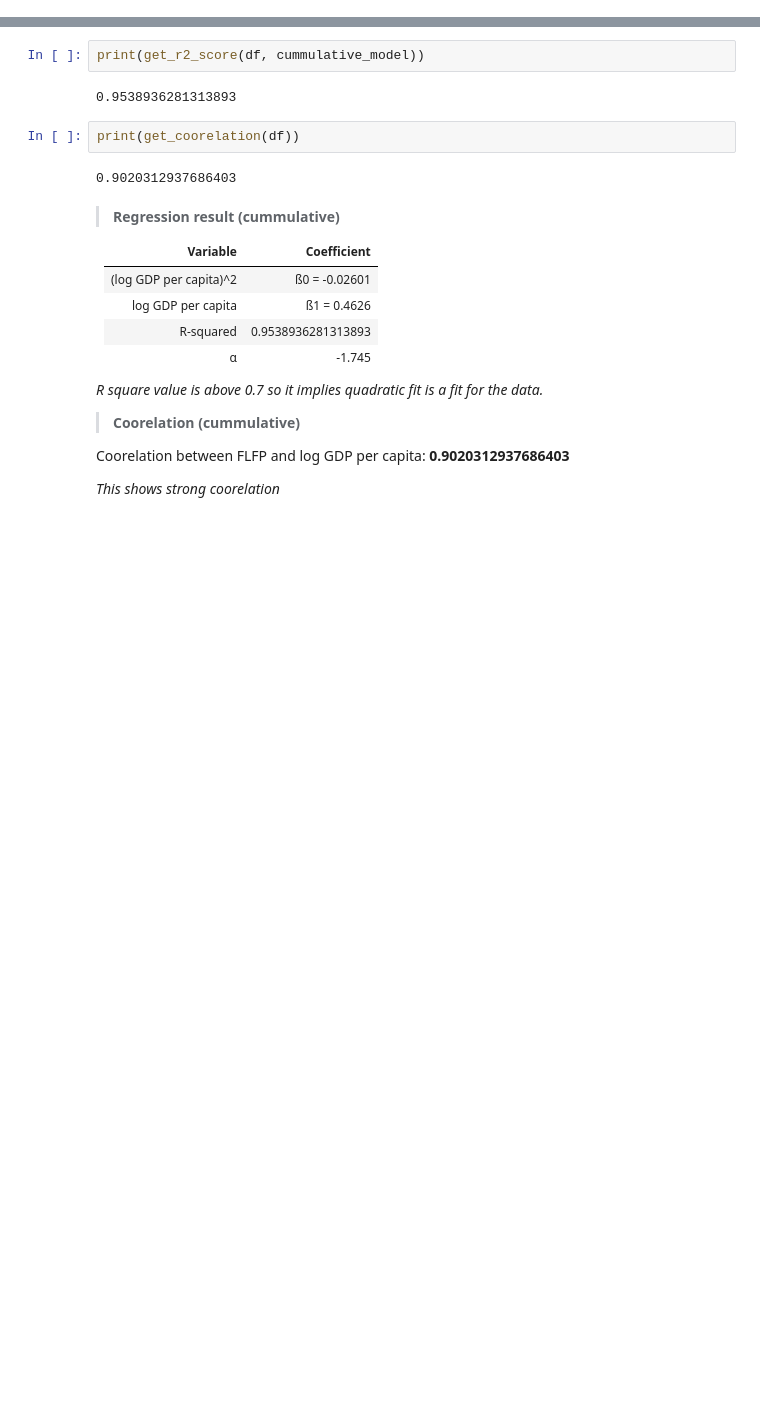
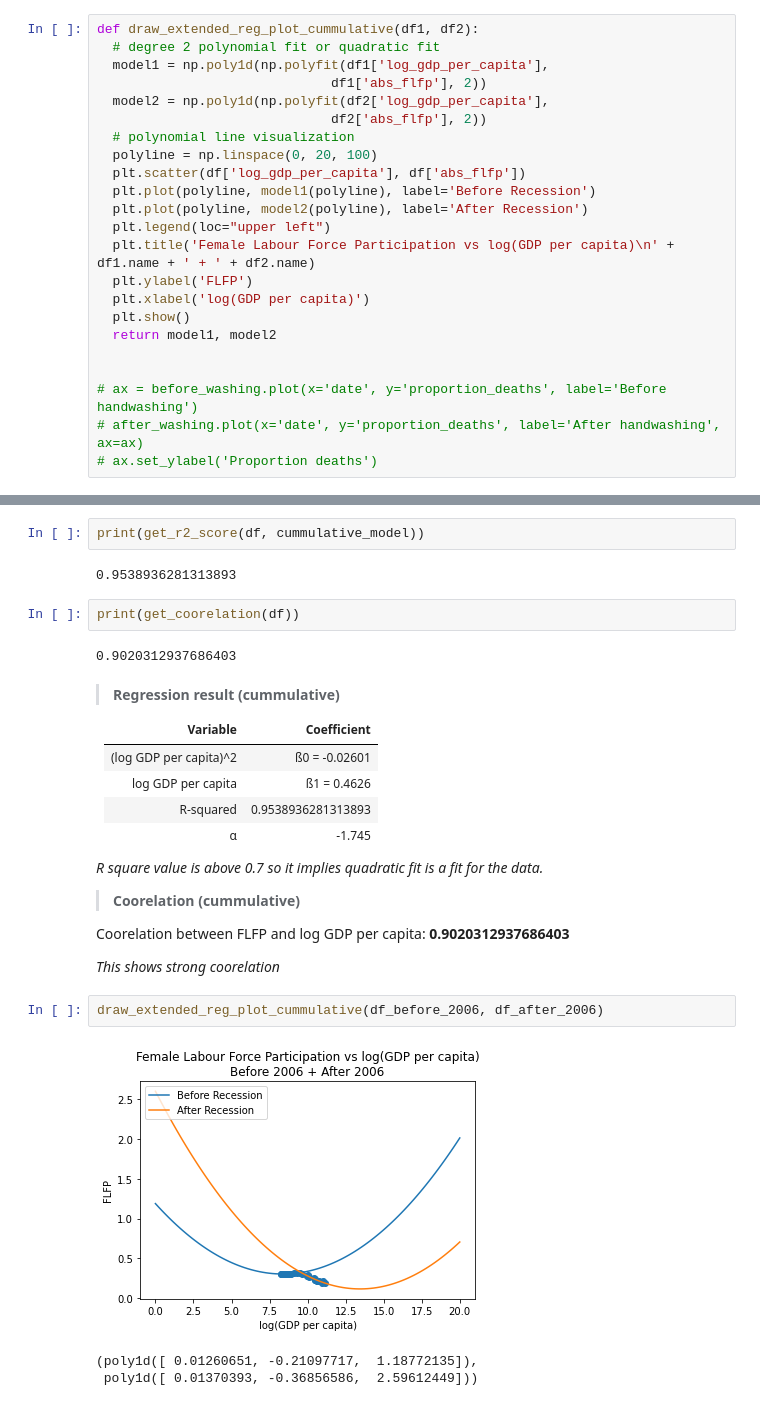
Before and after one commit to imsharvanj/Relation_between_FLFP_GDP, a Jupyter notebook: shreya_flfpr_gdp.ipynb, the cells around one changed output, grey strips where cells are left out. Saved outputs shown, nothing was run; the diff lists cells and outputs as text; blank space fills up the shorter version.

```diff
--- a/shreya_flfpr_gdp.ipynb
+++ b/shreya_flfpr_gdp.ipynb
@@ -98,6 +98,29 @@ def get_r2_score(df, model):
 # %%
 def get_coorelation(df):
   return abs(df['log_gdp_per_capita'].corr(df['abs_flfp']))
+# %%
+def draw_extended_reg_plot_cummulative(df1, df2):
+  # degree 2 polynomial fit or quadratic fit
+  model1 = np.poly1d(np.polyfit(df1['log_gdp_per_capita'],
+                              df1['abs_flfp'], 2))
+  model2 = np.poly1d(np.polyfit(df2['log_gdp_per_capita'],
+                              df2['abs_flfp'], 2))
+  # polynomial line visualization
+  polyline = np.linspace(0, 20, 100)
+  plt.scatter(df['log_gdp_per_capita'], df['abs_flfp'])
+  plt.plot(polyline, model1(polyline), label='Before Recession')
+  plt.plot(polyline, model2(polyline), label='After Recession')
+  plt.legend(loc="upper left")
+  plt.title('Female Labour Force Participation vs log(GDP per capita)\n' + df1.name + ' + ' + df2.name)
+  plt.ylabel('FLFP')
+  plt.xlabel('log(GDP per capita)')
+  plt.show()
+  return model1, model2
+
+
+# ax = before_washing.plot(x='date', y='proportion_deaths', label='Before handwashing')
+# after_washing.plot(x='date', y='proportion_deaths', label='After handwashing', ax=ax)
+# ax.set_ylabel('Proportion deaths')
 # %% [markdown]
 # **BEFORE 2006**
 # %%
@@ -233,3 +260,9 @@ print(get_coorelation(df))
 Coorelation between FLFP and log GDP per capita: **0.9020312937686403**
 
 *This shows strong coorelation*
+# %%
+draw_extended_reg_plot_cummulative(df_before_2006, df_after_2006)
+# %% [output]
+[figure, added]
+(poly1d([ 0.01260651, -0.21097717,  1.18772135]),
+ poly1d([ 0.01370393, -0.36856586,  2.59612449]))
```
Also changed, not shown: parts of 1 cell of this notebook.
